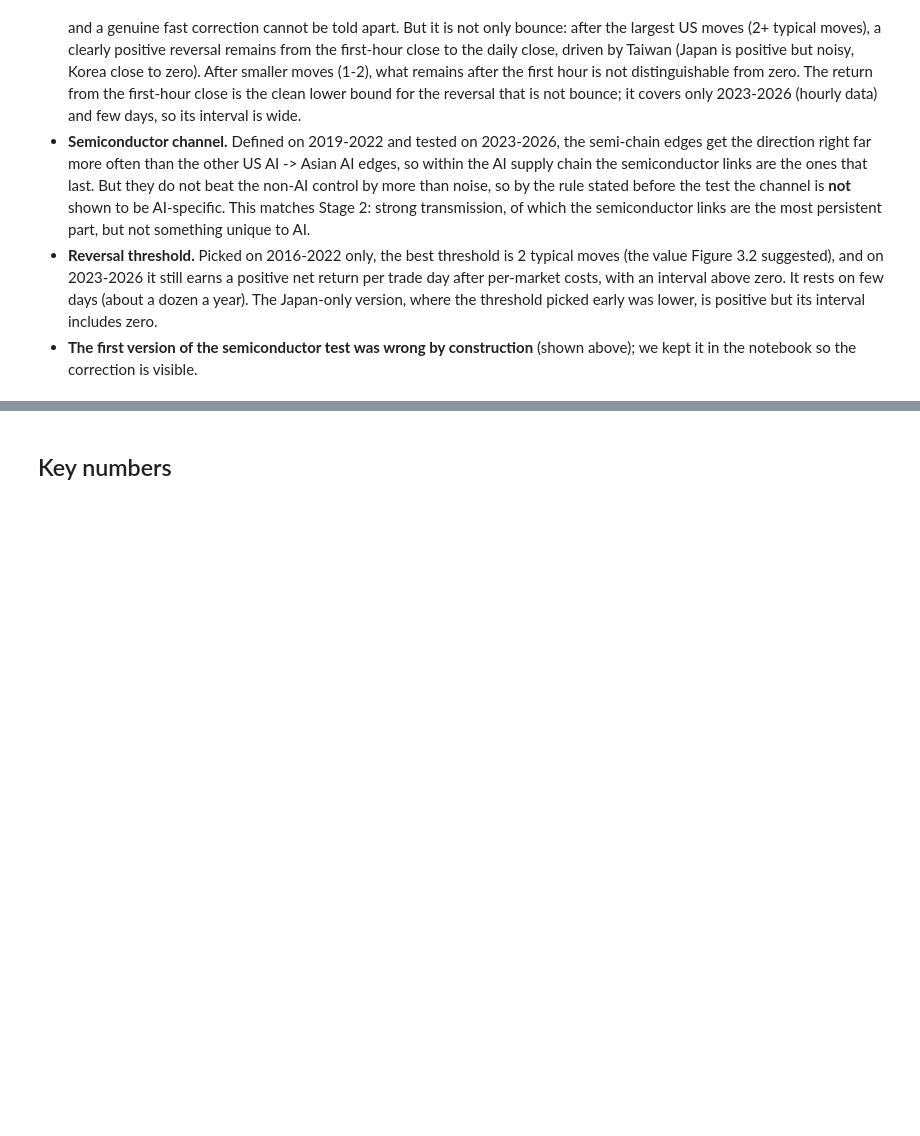
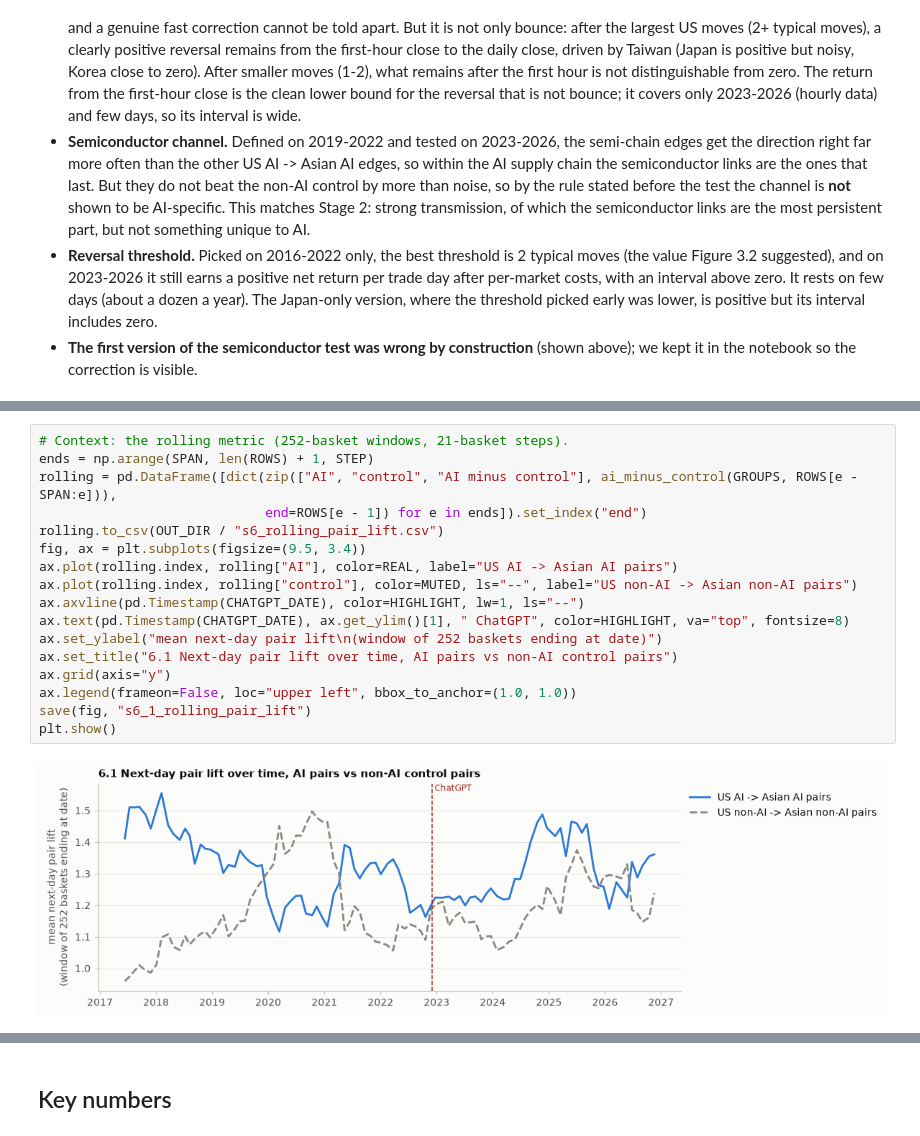
Before and after one commit to Farid-Abdullah/stock-comovement, a Jupyter notebook: overnight_transmission.ipynb, the cells around one changed output, grey strips where cells are left out. Saved outputs shown, nothing was run; the diff lists cells and outputs as text; blank space fills up the shorter version.

```diff
--- a/overnight_transmission.ipynb
+++ b/overnight_transmission.ipynb
@@ -2237,0 +2326,19 @@ for k, v in threshold_result.items():
+# %%
+# Context: the rolling metric (252-basket windows, 21-basket steps).
+ends = np.arange(SPAN, len(ROWS) + 1, STEP)
+rolling = pd.DataFrame([dict(zip(["AI", "control", "AI minus control"], ai_minus_control(GROUPS, ROWS[e - SPAN:e])),
+                             end=ROWS[e - 1]) for e in ends]).set_index("end")
+rolling.to_csv(OUT_DIR / "s6_rolling_pair_lift.csv")
+fig, ax = plt.subplots(figsize=(9.5, 3.4))
+ax.plot(rolling.index, rolling["AI"], color=REAL, label="US AI -> Asian AI pairs")
+ax.plot(rolling.index, rolling["control"], color=MUTED, ls="--", label="US non-AI -> Asian non-AI pairs")
+ax.axvline(pd.Timestamp(CHATGPT_DATE), color=HIGHLIGHT, lw=1, ls="--")
+ax.text(pd.Timestamp(CHATGPT_DATE), ax.get_ylim()[1], " ChatGPT", color=HIGHLIGHT, va="top", fontsize=8)
+ax.set_ylabel("mean next-day pair lift\n(window of 252 baskets ending at date)")
+ax.set_title("6.1 Next-day pair lift over time, AI pairs vs non-AI control pairs")
+ax.grid(axis="y")
+ax.legend(frameon=False, loc="upper left", bbox_to_anchor=(1.0, 1.0))
+save(fig, "s6_1_rolling_pair_lift")
+plt.show()
+# %% [output]
+[figure, added]
```
Also changed, not shown: parts of 14 cells of this notebook, 13 other files.
